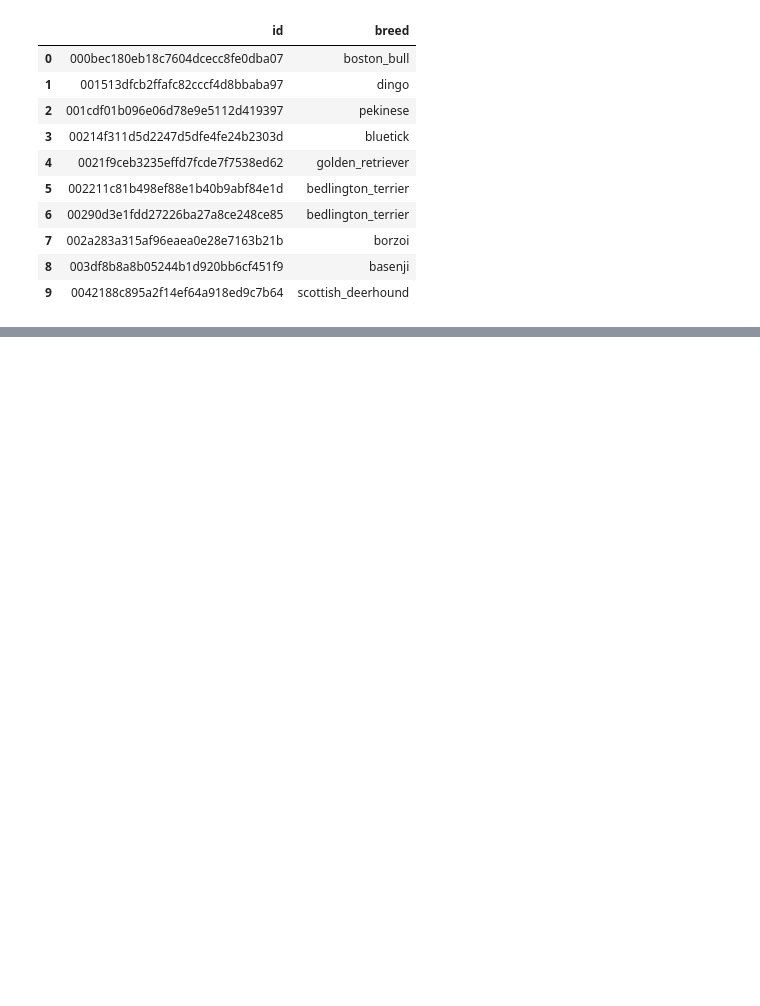
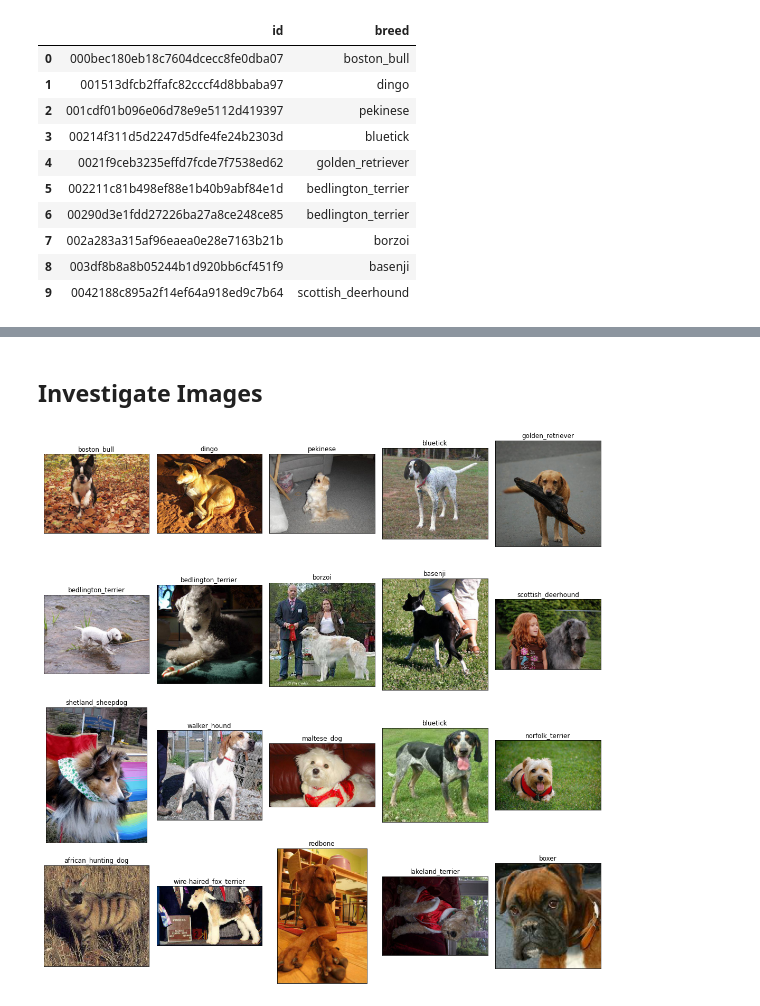
Before and after one commit to Sasafrass/kaggle, a Jupyter notebook: dog_breed_id/dog_breeds.ipynb, the cells around one changed output, grey strips where cells are left out. Cells and saved outputs as stored; diff of their text form; code cells hidden in the pictures; blank space fills up the shorter version.

```diff
--- a/dog_breed_id/dog_breeds.ipynb
+++ b/dog_breed_id/dog_breeds.ipynb
@@ -92,0 +155,6 @@ data_df.head()
+# %% [markdown]
+## Investigate Images
+# %%
+data_df_proc.show_images(n_rows = 4, n_cols = 5)
+# %% [output]
+[figure, added]
```
Also changed, not shown: parts of 9 cells of this notebook.
